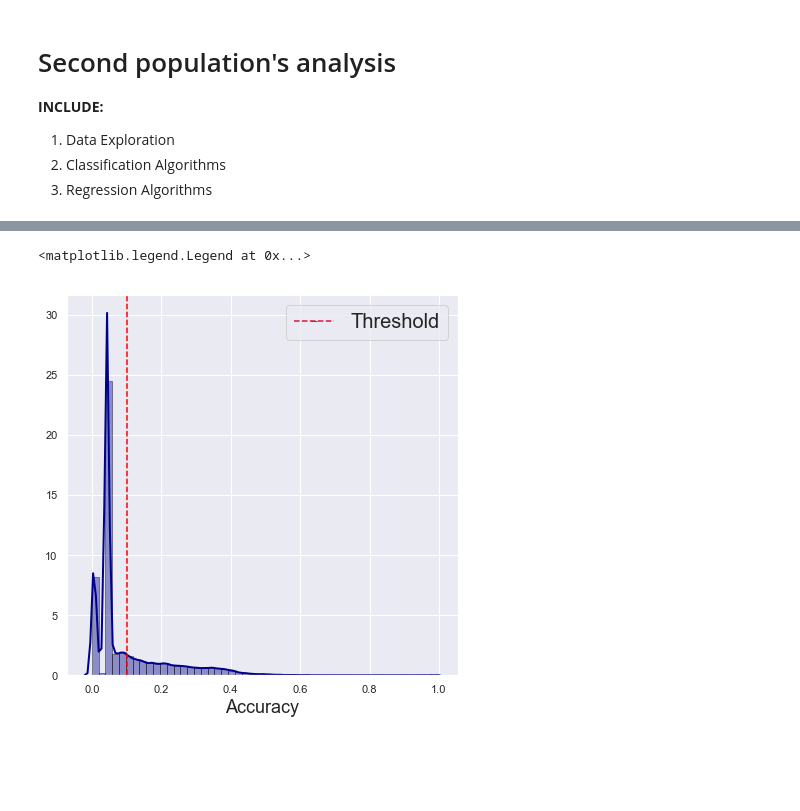
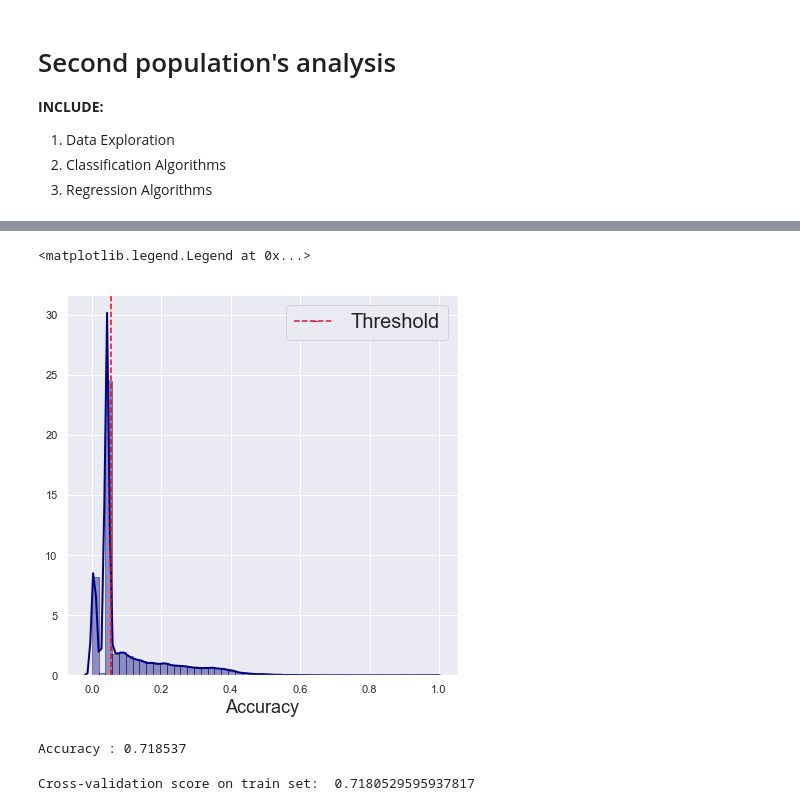
Before and after one commit to Duchstf/CNN-Architectural-Analysis, a Jupyter notebook: MINERvA-Vertex-Finding/Code/Second-population-analysis.ipynb, the cells around one changed output, grey strips where cells are left out. Cells and saved outputs as stored; diff of their text form; code cells hidden in the pictures; blank space fills up the shorter version.

```diff
--- a/MINERvA-Vertex-Finding/Code/Second-population-analysis.ipynb
+++ b/MINERvA-Vertex-Finding/Code/Second-population-analysis.ipynb
@@ -62,20 +68,20 @@ df = df.dropna()
 # %%
 #histogram
 fig = plt.figure(figsize=[7,7])
 fig1 = sns.distplot(df["final_accuracy"],
                     hist=True, kde=True,
                     color = 'darkblue',
                     hist_kws={'edgecolor':'black'},
                     kde_kws={'linewidth': 2}, norm_hist=True);
 
 fig1.set_xlabel("Accuracy", fontsize = 18)
-plt.axvline(x = 0.100533, ls = "--", c = "red")
+plt.axvline(x = 0.055, ls = "--", c = "red")
 
 # Manually add legend
 threshold = mlines.Line2D([], [], color='crimson', marker='_', linestyle='--',
                                     markersize=6, label='Threshold', alpha = 1)
 
 plt.legend(handles=[threshold], fontsize = 20)
 # %% [output]
 <matplotlib.legend.Legend at 0x...>
-[figure, old version]
+[figure, new version]
@@ -81,0 +106,15 @@ plt.legend(handles=[threshold], fontsize = 20)
+# %%
+#Explore random forest
+rf = RandomForestClassifier(n_estimators=150,
+                             max_depth=17, bootstrap = False,  min_samples_split=2,
+                             warm_start = True, random_state=0)
+
+rf.fit(X_train, y_train)
+
+print("Accuracy : %f" % rf.score(X_test, y_test))
+# %% [output]
+Accuracy : 0.718537
+# %%
+print("Cross-validation score on train set: ", np.average(cross_val_score(rf, X_train, y_train, cv = 5)))
+# %% [output]
+Cross-validation score on train set:  0.7180529595937817
```
Also changed, not shown: parts of 12 cells of this notebook.
